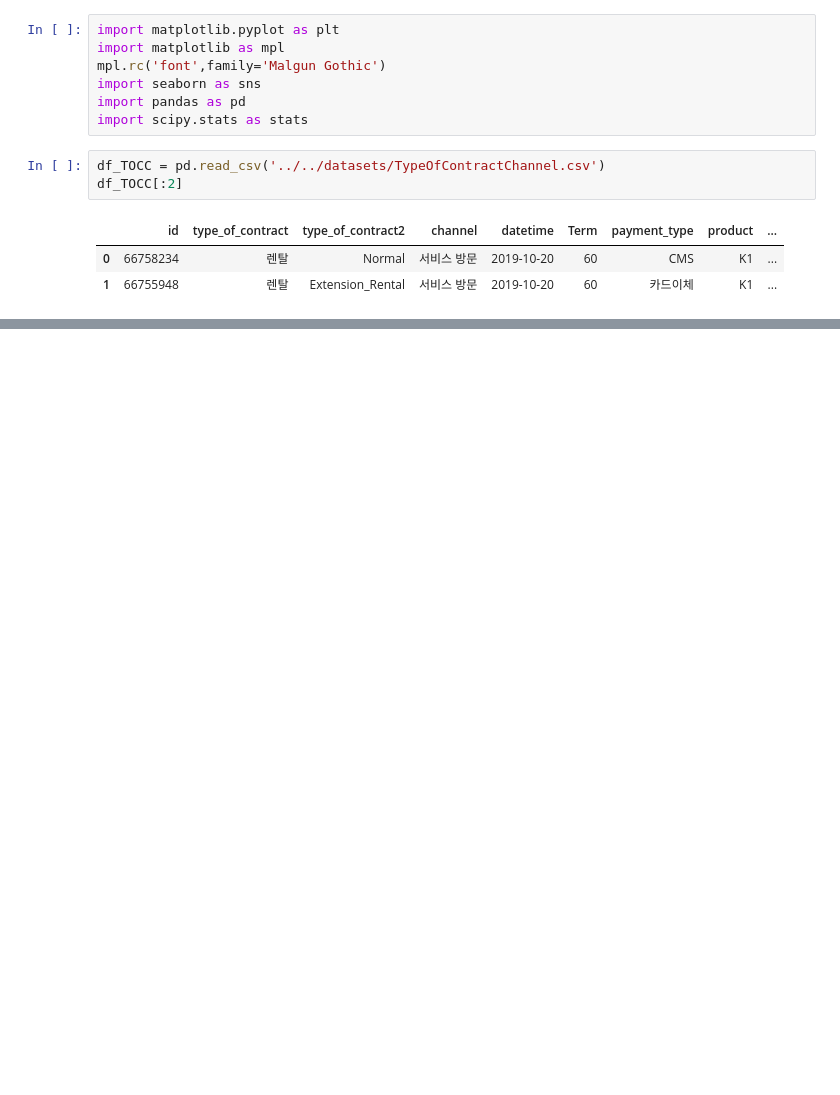
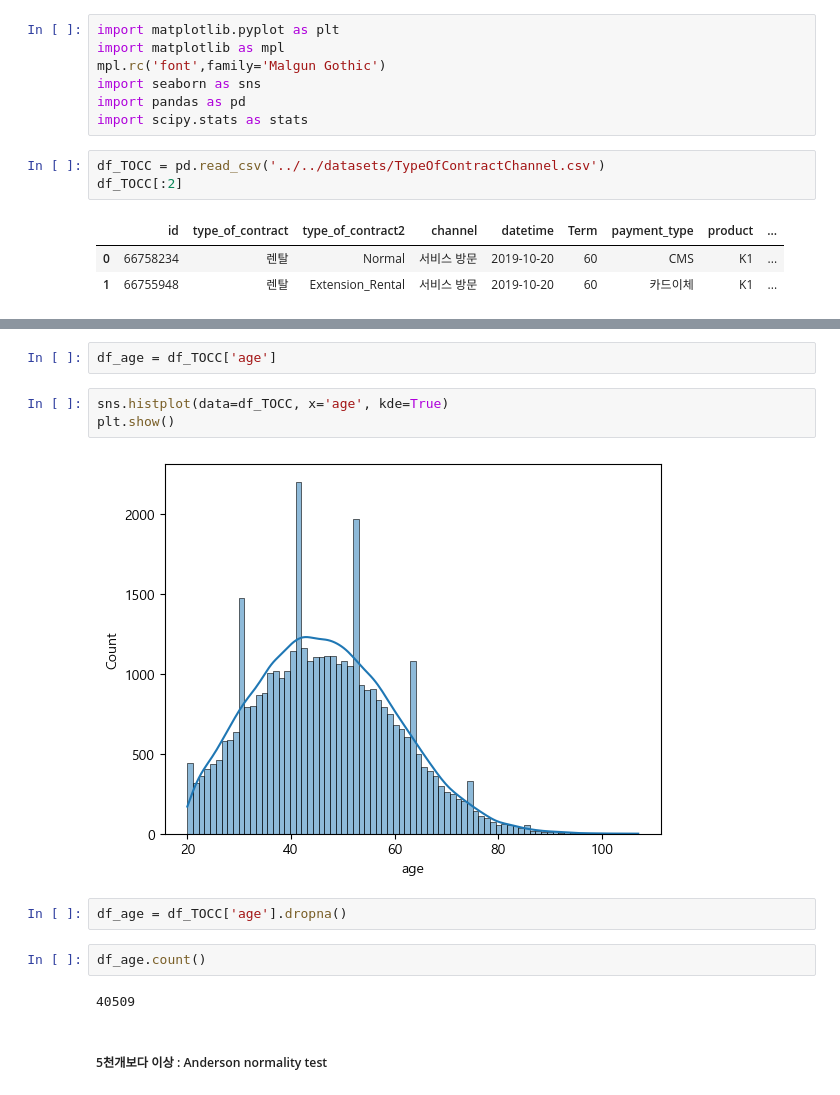
Before and after one commit to GabaeOh/study_data_analytics, a Jupyter notebook: codes/CDA/TypeOfContractChannel_CDA_singlevalue.ipynb, the cells around one changed output, grey strips where cells are left out. Cells and saved outputs as stored; diff of their text form; blank space fills up the shorter version.

```diff
--- a/codes/CDA/TypeOfContractChannel_CDA_singlevalue.ipynb
+++ b/codes/CDA/TypeOfContractChannel_CDA_singlevalue.ipynb
@@ -14,0 +28,15 @@ df_TOCC[:2]
+# %%
+df_age = df_TOCC['age']
+# %%
+sns.histplot(data=df_TOCC, x='age', kde=True)
+plt.show()
+# %% [output]
+[figure, added]
+# %%
+df_age = df_TOCC['age'].dropna()
+# %%
+df_age.count()
+# %% [output]
+40509
+# %% [markdown]
+##### 5천개보다 이상 : Anderson normality test
```
Also changed, not shown: parts of 8 cells of this notebook, 4 other files.
